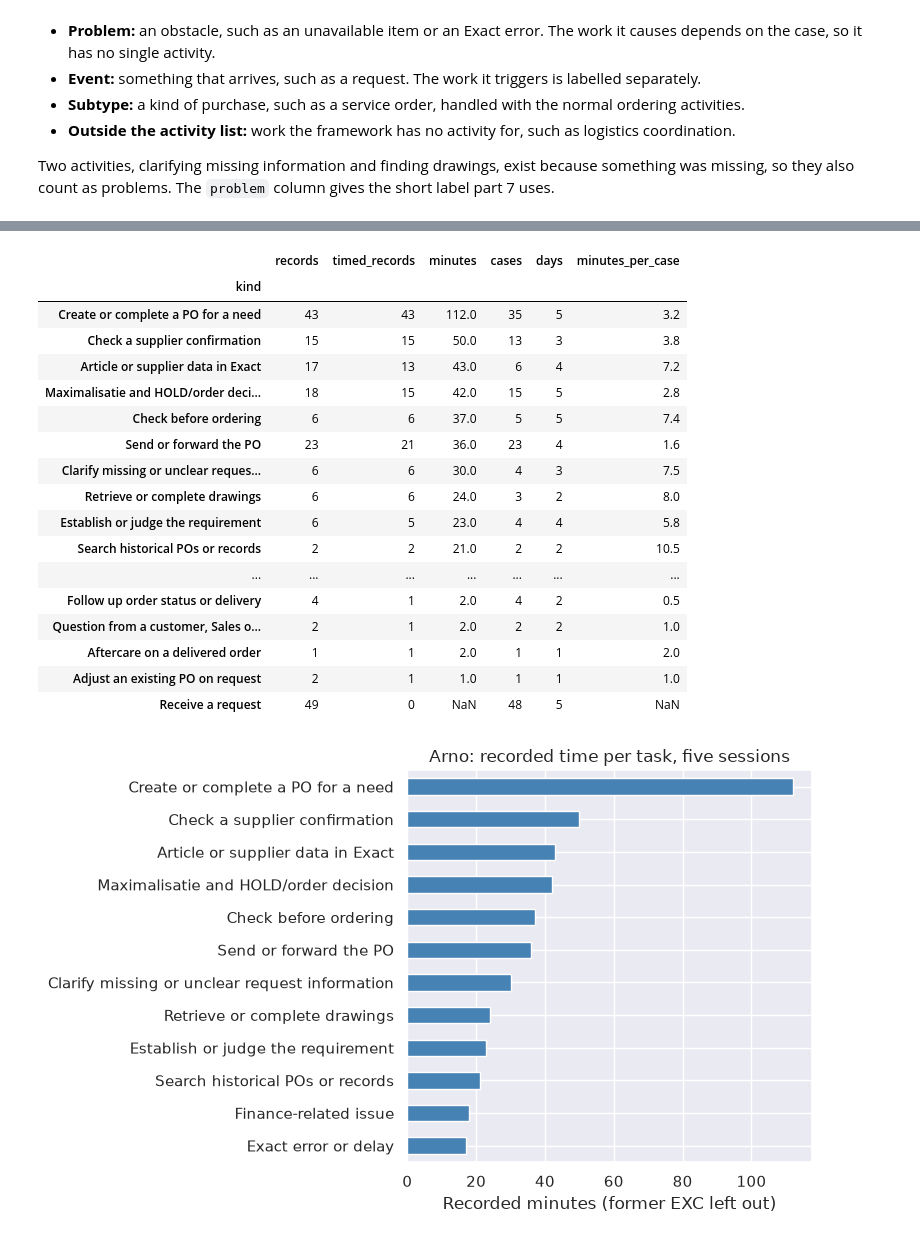
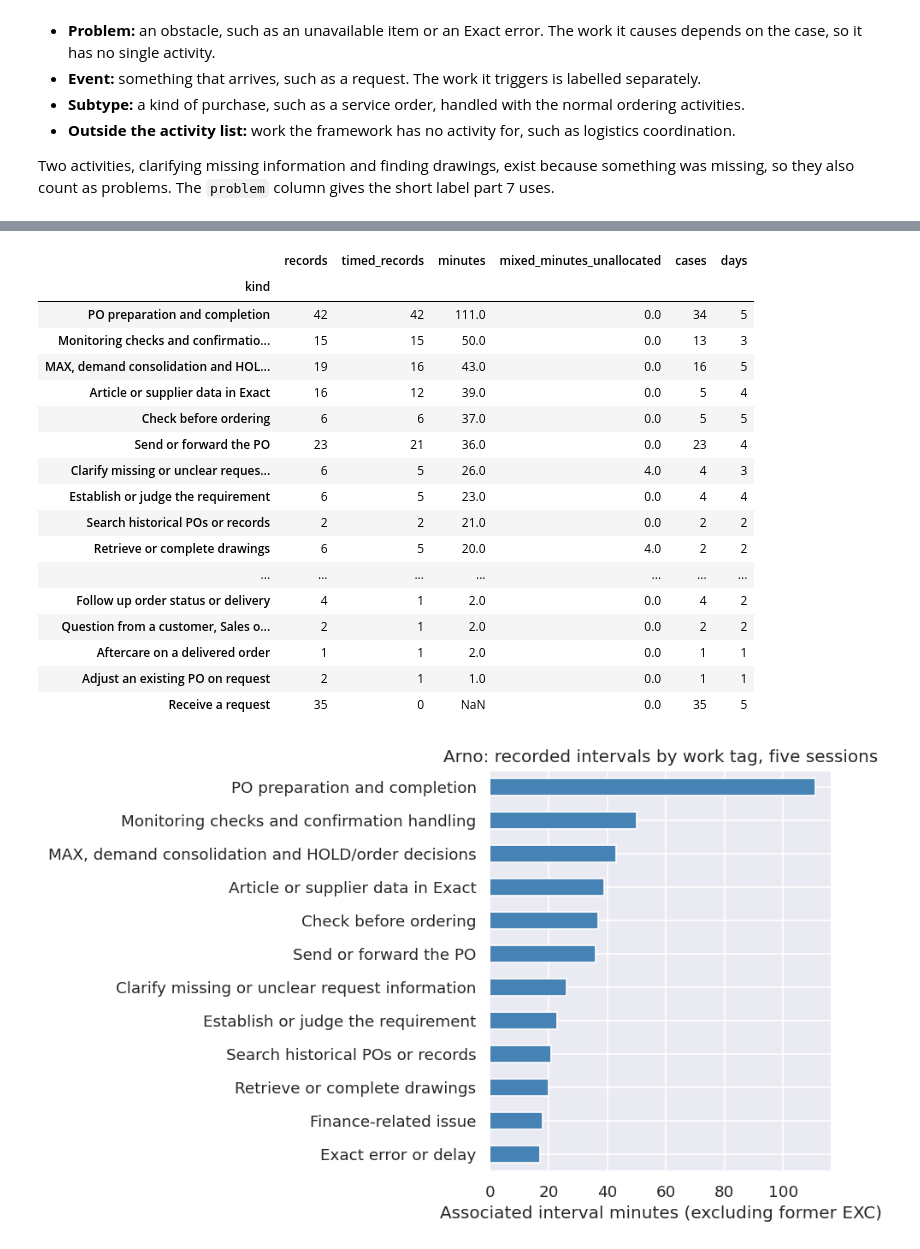
Before and after one commit to Luuuuuig/Bachelor-End-Project, a Jupyter notebook: Arno_Analysis_2026_10_02.ipynb, the cells around one changed output, grey strips where cells are left out. Drawn from its saved outputs; the diff is of its cells as text; code cells hidden in the pictures.

```diff
--- a/Arno_Analysis_2026_10_02.ipynb
+++ b/Arno_Analysis_2026_10_02.ipynb
@@ -215,6 +219,9 @@ included["activity_group"] = included["activity_group"].replace({
     "[UNCERTAIN]": "UNCLEAR"
 })
 
+# REQ-Exact identifies an earlier-generated PO, not an incoming request.
+included.loc[included["Activity"].str.upper().eq("REQ-EXACT"), "activity_group"] = "PO-REVISIT"
+
 # Former EXC stays under OTHER but outside the improvement scope (1 October)
 is_former_exc = included["Activity"].str.upper().str.contains("EXC", na=False)
 included.loc[is_former_exc, "activity_group"] = "OTHER (outside improvement)"
@@ -1252,62 +1308,64 @@ Using the kinds of work from part 4, this part ranks the tasks by recorded time
 # %%
-# One line per record and kind; a record can show up to three kinds
-tasks = labelled.assign(
+# Expand tags for transparent occurrence counts and time associations.
+tagged = labelled.assign(
     kind_id=labelled["kinds"].str.split(";"),
     kind=labelled["kind_names"].str.split("; ")
 ).explode(["kind_id", "kind"])
+tagged = tagged.loc[tagged["kind_id"].ne("")].copy()
+tagged["record_case_ref"] = tagged["case_ref"]
+tagged["linked_case"] = tagged["Case"]
+drawing_link = tagged["kind_id"].eq("K11") & tagged["drawings_case"].ne("")
+tagged.loc[drawing_link, "linked_case"] = tagged.loc[drawing_link, "drawings_case"]
+tagged["case_ref"] = tagged["date"].dt.strftime("%d %b") + " " + tagged["linked_case"]
+tagged["kind_minutes"] = tagged["minutes"].mask(tagged["mixed_case_interval"])
+tagged["mixed_minutes"] = tagged["minutes"].where(tagged["mixed_case_interval"], 0)
 
-tasks = tasks.loc[tasks["kind_id"].ne("") & ~tasks["former_exc"]]
-
-# Time and frequency per task
+tasks = tagged.loc[~tagged["former_exc"]].copy()
 task_profile = tasks.groupby("kind").agg(
     records=("source_row", "size"),
-    timed_records=("minutes", "count"),
-    minutes=("minutes", lambda m: m.sum(min_count=1)),
+    timed_records=("kind_minutes", "count"),
+    minutes=("kind_minutes", lambda m: m.sum(min_count=1)),
+    mixed_minutes_unallocated=("mixed_minutes", "sum"),
     cases=("case_ref", "nunique"),
     days=("date", "nunique")
-)
-
-task_profile["minutes_per_case"] = task_profile["minutes"] / task_profile["cases"]
-
-task_profile = task_profile.sort_values(["minutes", "cases"], ascending=False)
-
+).sort_values(["minutes", "cases"], ascending=False)
 task_profile.round(1)
 # %% [output]
-|  | records | timed_records | minutes | cases | days | minutes_per_case |
+|  | records | timed_records | minutes | mixed_minutes_unallocated | cases | days |
 | kind |  |  |  |  |  |  |
-| Create or complete a PO for a need | 43 | 43 | 112.0 | 35 | 5 | 3.2 |
-| Check a supplier confirmation | 15 | 15 | 50.0 | 13 | 3 | 3.8 |
-| Article or supplier data in Exact | 17 | 13 | 43.0 | 6 | 4 | 7.2 |
-| Maximalisatie and HOLD/order deci... | 18 | 15 | 42.0 | 15 | 5 | 2.8 |
-| Check before ordering | 6 | 6 | 37.0 | 5 | 5 | 7.4 |
-| Send or forward the PO | 23 | 21 | 36.0 | 23 | 4 | 1.6 |
-| Clarify missing or unclear reques... | 6 | 6 | 30.0 | 4 | 3 | 7.5 |
-| Retrieve or complete drawings | 6 | 6 | 24.0 | 3 | 2 | 8.0 |
-| Establish or judge the requirement | 6 | 5 | 23.0 | 4 | 4 | 5.8 |
-| Search historical POs or records | 2 | 2 | 21.0 | 2 | 2 | 10.5 |
+| PO preparation and completion | 42 | 42 | 111.0 | 0.0 | 34 | 5 |
+| Monitoring checks and confirmatio... | 15 | 15 | 50.0 | 0.0 | 13 | 3 |
+| MAX, demand consolidation and HOL... | 19 | 16 | 43.0 | 0.0 | 16 | 5 |
+| Article or supplier data in Exact | 16 | 12 | 39.0 | 0.0 | 5 | 4 |
+| Check before ordering | 6 | 6 | 37.0 | 0.0 | 5 | 5 |
+| Send or forward the PO | 23 | 21 | 36.0 | 0.0 | 23 | 4 |
+| Clarify missing or unclear reques... | 6 | 5 | 26.0 | 4.0 | 4 | 3 |
+| Establish or judge the requirement | 6 | 5 | 23.0 | 0.0 | 4 | 4 |
+| Search historical POs or records | 2 | 2 | 21.0 | 0.0 | 2 | 2 |
+| Retrieve or complete drawings | 6 | 5 | 20.0 | 4.0 | 2 | 2 |
 | ... | ... | ... | ... | ... | ... | ... |
-| Follow up order status or delivery | 4 | 1 | 2.0 | 4 | 2 | 0.5 |
-| Question from a customer, Sales o... | 2 | 1 | 2.0 | 2 | 2 | 1.0 |
-| Aftercare on a delivered order | 1 | 1 | 2.0 | 1 | 1 | 2.0 |
-| Adjust an existing PO on request | 2 | 1 | 1.0 | 1 | 1 | 1.0 |
-| Receive a request | 49 | 0 | NaN | 48 | 5 | NaN |
+| Follow up order status or delivery | 4 | 1 | 2.0 | 0.0 | 4 | 2 |
+| Question from a customer, Sales o... | 2 | 1 | 2.0 | 0.0 | 2 | 2 |
+| Aftercare on a delivered order | 1 | 1 | 2.0 | 0.0 | 1 | 1 |
+| Adjust an existing PO on request | 2 | 1 | 1.0 | 0.0 | 1 | 1 |
+| Receive a request | 35 | 0 | NaN | 0.0 | 35 | 5 |
 # %%
 # The twelve tasks with the most recorded minutes
 top = task_profile.head(12)
 
 top["minutes"].sort_values().plot(
     kind="barh",
     figsize=(8, 5),
     color="steelblue"
 )
 
-plt.xlabel("Recorded minutes (former EXC left out)")
+plt.xlabel("Associated interval minutes (excluding former EXC)")
 plt.ylabel("")
-plt.title("Arno: recorded time per task, five sessions")
+plt.title("Arno: recorded intervals by work tag, five sessions")
 plt.tight_layout()
 plt.show()
 # %% [output]
-[figure, old version]
+[figure, new version]
 # %%
 # Frequency against time: frequent tasks lie to the right, time-consuming ones higher up
 timed_tasks = task_profile.dropna(subset=["minutes"])
```
Also changed, not shown: parts of 78 cells of this notebook, 2 other files.
